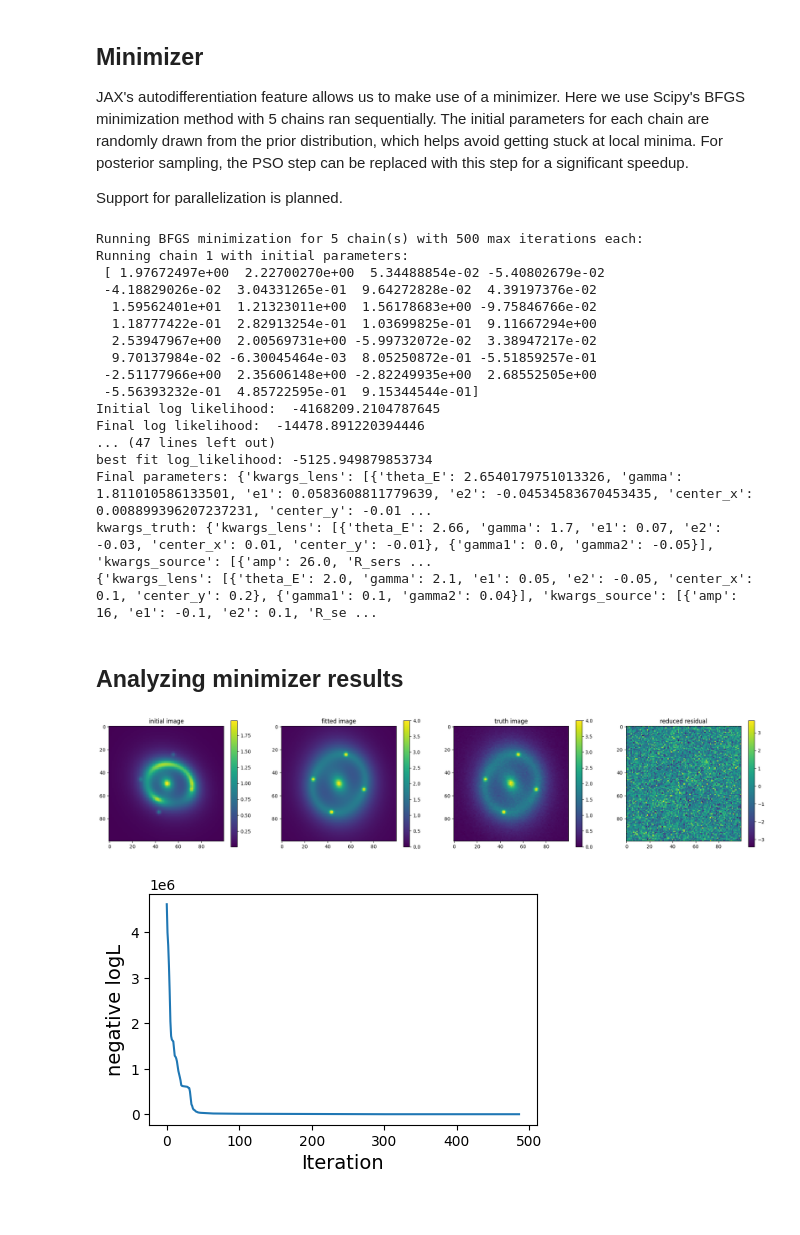
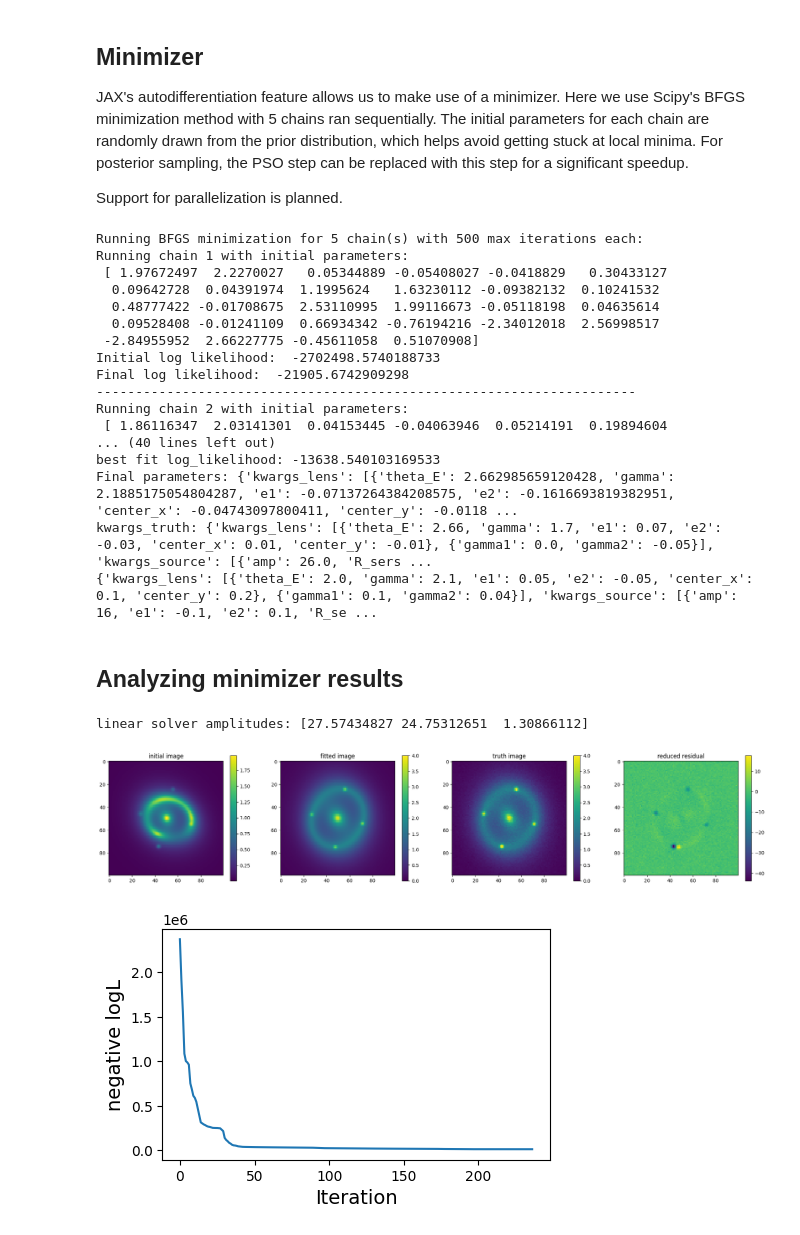
Before and after one commit to lenstronomy/JAXtronomy, a Jupyter notebook: notebooks/modeling_a_simple_Einstein_ring.ipynb, the cells around one changed output. Saved outputs shown, nothing was run; the diff lists cells and outputs as text; code cells hidden in the pictures.

```diff
--- a/notebooks/modeling_a_simple_Einstein_ring.ipynb
+++ b/notebooks/modeling_a_simple_Einstein_ring.ipynb
@@ -445,6 +445,7 @@ kwargs_likelihood = {
     "source_position_likelihood": True,
     "astrometric_likelihood": False,
     "source_position_sigma": 0.001,
+    'check_positive_flux': True,
     # The following likelihoods are not supported in jaxtronomy yet
     "time_delay_likelihood": False,
     "tracer_likelihood": False,
@@ -465,8 +466,10 @@ kwargs_data_joint = {
     # Only single-band is supported in jaxtronomy
     "multi_band_type": "single-band",
 }
+
+linear_solver = True
 kwargs_constraints = {
-    "linear_solver": False,  # Linear solver is not supported in jaxtronomy
+    "linear_solver": linear_solver,
     "num_point_source_list": [4],  # Our LENSED_POSITION point source model has 4 images
 }
 
@@ -485,10 +488,10 @@ fitting_seq_ref = FittingSequence_ref(
     kwargs_params,
 )
 
-#
+
 fitting_kwargs_list_mcmc = [
-    ["PSO", {"sigma_scale": 1.0, "n_particles": 50, "n_iterations": 50}],
-    ["MCMC", {"n_burn": 50, "n_run": 50, "n_walkers": 70, "sigma_scale": 1.0}],
+    ["PSO", {"sigma_scale": 1.0, "n_particles": 50, "n_iterations": 100}],
+    #["MCMC", {"n_burn": 50, "n_run": 50, "n_walkers": 70, "sigma_scale": 1.0}],
 ]
 # %%
 # Run the lenstronomy fitting sequence for PSO + MCMC
@@ -546,49 +585,54 @@ print(kwargs_initial)
 # %% [output]
 Running BFGS minimization for 5 chain(s) with 500 max iterations each:
 Running chain 1 with initial parameters:
- [ 1.97672497e+00  2.22700270e+00  5.34488854e-02 -5.40802679e-02
- -4.18829026e-02  3.04331265e-01  9.64272828e-02  4.39197376e-02
-  1.59562401e+01  1.21323011e+00  1.56178683e+00 -9.75846766e-02
-  1.18777422e-01  2.82913254e-01  1.03699825e-01  9.11667294e+00
-  2.53947967e+00  2.00569731e+00 -5.99732072e-02  3.38947217e-02
-  9.70137984e-02 -6.30045464e-03  8.05250872e-01 -5.51859257e-01
- -2.51177966e+00  2.35606148e+00 -2.82249935e+00  2.68552505e+00
- -5.56393232e-01  4.85722595e-01  9.15344544e-01]
-Initial log likelihood:  -4168209.2104787645
-Final log likelihood:  -14478.891220394446
-... (47 lines left out)
-best fit log_likelihood: -5125.949879853734
-Final parameters: {'kwargs_lens': [{'theta_E': 2.6540179751013326, 'gamma': 1.811010586133501, 'e1': 0.0583608811779639, 'e2': -0.04534583670453435, 'center_x': 0.008899396207237231, 'center_y': -0.01 ...
+ [ 1.97672497  2.2270027   0.05344889 -0.05408027 -0.0418829   0.30433127
+  0.09642728  0.04391974  1.1995624   1.63230112 -0.09382132  0.10241532
+  0.48777422 -0.01708675  2.53110995  1.99116673 -0.05118198  0.04635614
+  0.09528408 -0.01241109  0.66934342 -0.76194216 -2.34012018  2.56998517
+ -2.84955952  2.66227775 -0.45611058  0.51070908]
+Initial log likelihood:  -2702498.5740188733
+Final log likelihood:  -21905.6742909298
+---------------------------------------------------------------------
+Running chain 2 with initial parameters:
+ [ 1.86116347  2.03141301  0.04153445 -0.04063946  0.05214191  0.19894604
+... (40 lines left out)
+best fit log_likelihood: -13638.540103169533
+Final parameters: {'kwargs_lens': [{'theta_E': 2.662985659120428, 'gamma': 2.1885175054804287, 'e1': -0.07137264384208575, 'e2': -0.1616693819382951, 'center_x': -0.04743097800411, 'center_y': -0.0118 ...
 kwargs_truth: {'kwargs_lens': [{'theta_E': 2.66, 'gamma': 1.7, 'e1': 0.07, 'e2': -0.03, 'center_x': 0.01, 'center_y': -0.01}, {'gamma1': 0.0, 'gamma2': -0.05}], 'kwargs_source': [{'amp': 26.0, 'R_sers ...
 {'kwargs_lens': [{'theta_E': 2.0, 'gamma': 2.1, 'e1': 0.05, 'e2': -0.05, 'center_x': 0.1, 'center_y': 0.2}, {'gamma1': 0.1, 'gamma2': 0.04}], 'kwargs_source': [{'amp': 16, 'e1': -0.1, 'e2': 0.1, 'R_se ...
 # %% [markdown]
 ## Analyzing minimizer results
 # %%
-fitted_image = imageModel.image(**kwargs_result)
+if linear_solver:
+    fitted_image, _, _, amps = fitting_seq.likelihoodModule.image_likelihood.imSim.image_linear_solve(**kwargs_result)
+    print("linear solver amplitudes:", amps)
+else:
+    fitted_image = imageModel.image(**kwargs_result)
 
 kwargs_initial.pop("kwargs_tracer_source", None)
 initial_image = imageModel.image(**kwargs_initial)
 
 reduced_residual = (fitted_image - image_model) / np.sqrt(
     imageModel.Data.C_D_model(fitted_image)
 )
 
 images = [initial_image, fitted_image, image_model, reduced_residual]
 titles = ["initial image", "fitted image", "truth image", "reduced residual"]
 
 fig, ax = plt.subplots(1, 4)
 for i in range(4):
     ax[i].set_title(titles[i])
     if i in [1, 2]:
         im = ax[i].imshow(images[i], vmin=0, vmax=4)
     else:
         im = ax[i].imshow(images[i])
     plt.colorbar(im, ax=ax[i])
 
 fig.set_figwidth(25)
 plt.show()
 # %% [output]
+linear solver amplitudes: [27.57434827 24.75312651  1.30866112]
-[figure, old version]
+[figure, new version]
 # %%
 fig, ax = plt.subplots(1, 1, figsize=(5, 3))
 ax.plot(range(len(chain_list[-1][2])), -np.array(chain_list[-1][2]))
@@ -596,4 +640,4 @@ ax.set_ylabel("negative logL", fontsize=14)
 ax.set_xlabel("Iteration", fontsize=14)
 plt.show()
 # %% [output]
-[figure, old version]
+[figure, new version]
```
Also changed, not shown: parts of 3 cells of this notebook, 2 other files.
